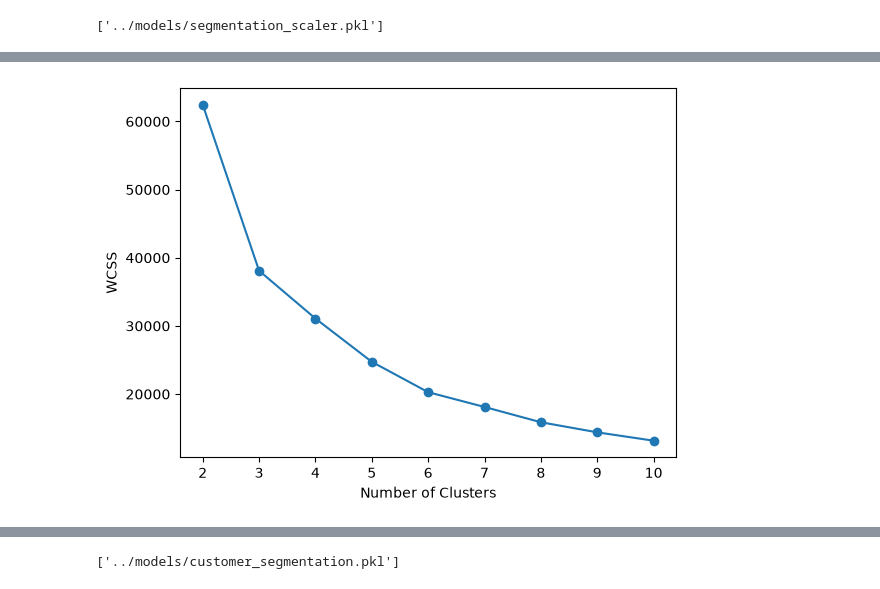
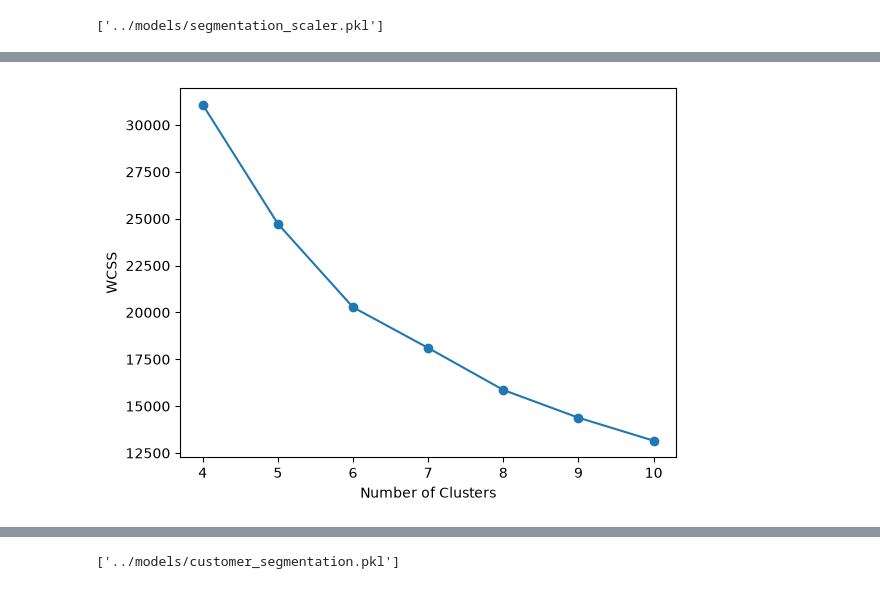
Before and after one commit to ashishpatel3630-art/PRISM_AI_Models, a Jupyter notebook: PRISM-AI/notebooks/03_Segmentation.ipynb, the cells around one changed output, grey strips where cells are left out. Drawn from its saved outputs; the diff is of its cells as text; code cells hidden in the pictures.

Commit message:
data Loading in model 1

```diff
--- a/PRISM-AI/notebooks/03_Segmentation.ipynb
+++ b/PRISM-AI/notebooks/03_Segmentation.ipynb
@@ -183,3 +175,17 @@ joblib.dump(
 )
 # %% [output]
 ['../models/segmentation_scaler.pkl']
+# %%
+from sklearn.cluster import KMeans
+from sklearn.metrics import silhouette_score
+
+scores = {}
+
+for k in range(2, 11):
+    model = KMeans(n_clusters=k, random_state=42)
+    labels = model.fit_predict(X_scaled)
+
+    score = silhouette_score(X_scaled, labels)
+    scores[k] = score
+
+    print(f"K={k} -> {score:.5f}")
@@ -186,36 +202,29 @@ joblib.dump(
 # %%
 from sklearn.cluster import KMeans
-
-
 wcss=[]
-
-
-for k in range(2,11):
-
+for k in range(4,11):
     model = KMeans(
         n_clusters=k,
         random_state=42
     )
-
     model.fit(X_scaled)
-
     wcss.append(model.inertia_)
 # %%
 import matplotlib.pyplot as plt
 
 
 plt.plot(
-    range(2,11),
+    range(4,11),
     wcss,
     marker="o"
 )
 
 plt.xlabel("Number of Clusters")
 plt.ylabel("WCSS")
 
 plt.show()
 # %% [output]
-[figure, old version]
+[figure, new version]
 # %%
 df["Segment"] = clusters
 # %%
```
Also changed, not shown: parts of 7 cells of this notebook, 4 other files.
